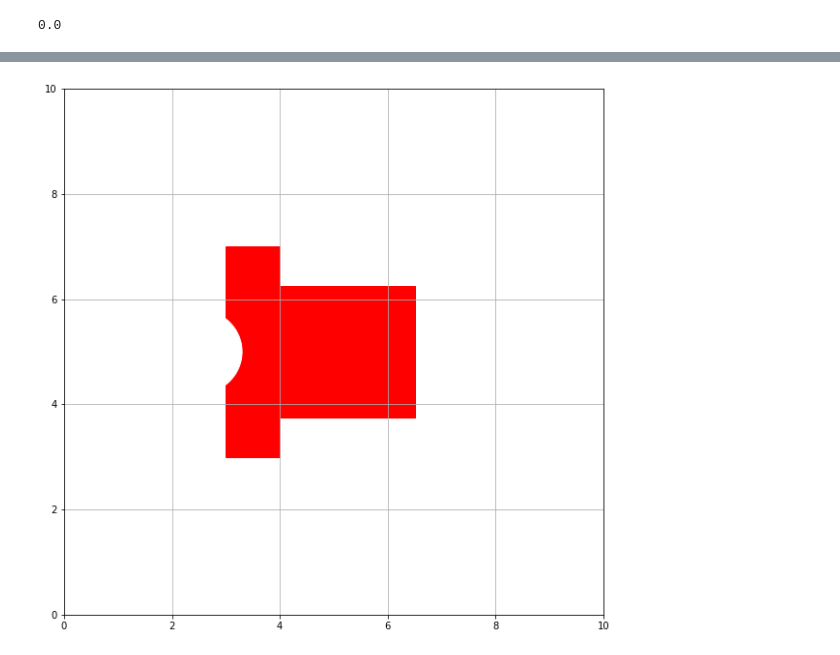
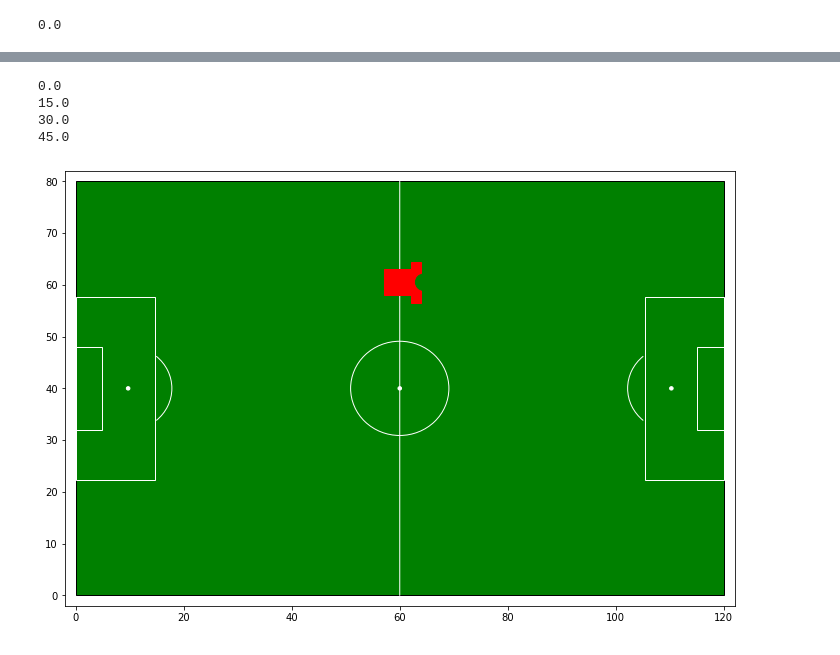
Before and after one commit to siddhantwho/footyanalytics, a Jupyter notebook: tests.ipynb, the cells around one changed output, grey strips where cells are left out. Saved outputs shown, nothing was run; the diff lists cells and outputs as text; code cells hidden in the pictures.

Commit message:
added buildlineup method to Pitch

```diff
--- a/tests.ipynb
+++ b/tests.ipynb
@@ -63,17 +44,0 @@ plt.show()
-# %%
-figure, axes = plt.subplots(figsize = (10,10))
-axes.grid(True)
-plt.ylim(0, 10)
-plt.xlim(0, 10)
-x0, y0 = 5,4.75
-jersey = [
-    Rectangle([x0-1,y0-1], width=2.5, height=2.5, fill=True, ec = "red", fc ="red"),
-    Rectangle([x0-2,y0-1.75], width=1, height=4, fill=True, ec = "red", fc ="red"),
-    Wedge((x0-2.5,y0+0.25),r=0.8, theta1=270, theta2=90, ec="white", fill = True, fc = 'white')
-
-]
-for i in jersey:
-    axes.add_artist(i)
-plt.show()
-# %% [output]
-[figure, removed]
@@ -79,0 +47,14 @@ plt.show()
+# %%
+n = 4
+for i in range(n):
+    print (i*60/n)
+# %% [output]
+0.0
+15.0
+30.0
+45.0
+# %%
+newpitch = Pitch()
+newpitch.show()
+# %% [output]
+[figure, added]
```
Also changed, not shown: parts of 9 cells of this notebook, 2 other files.
